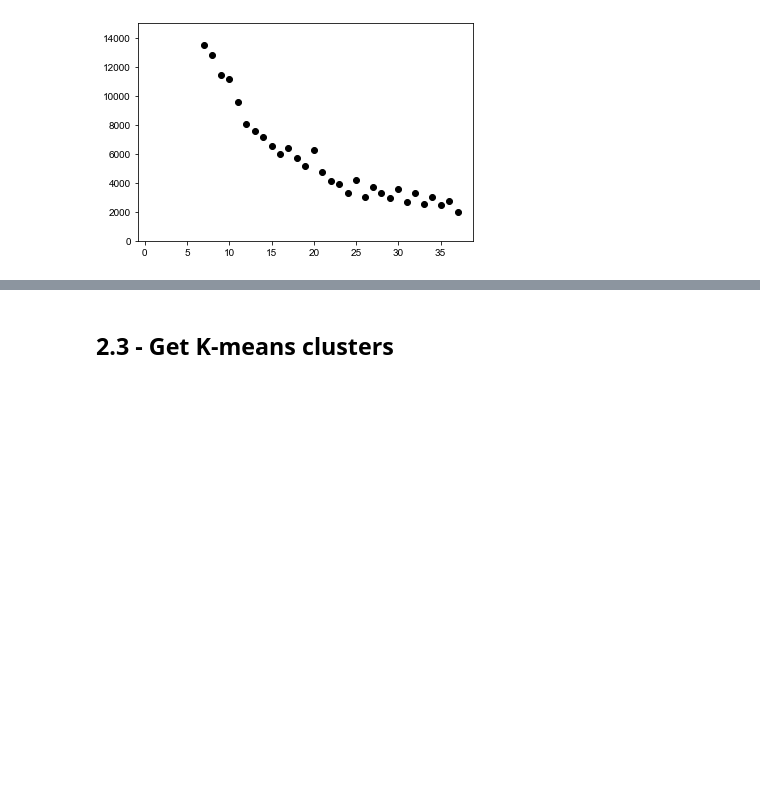
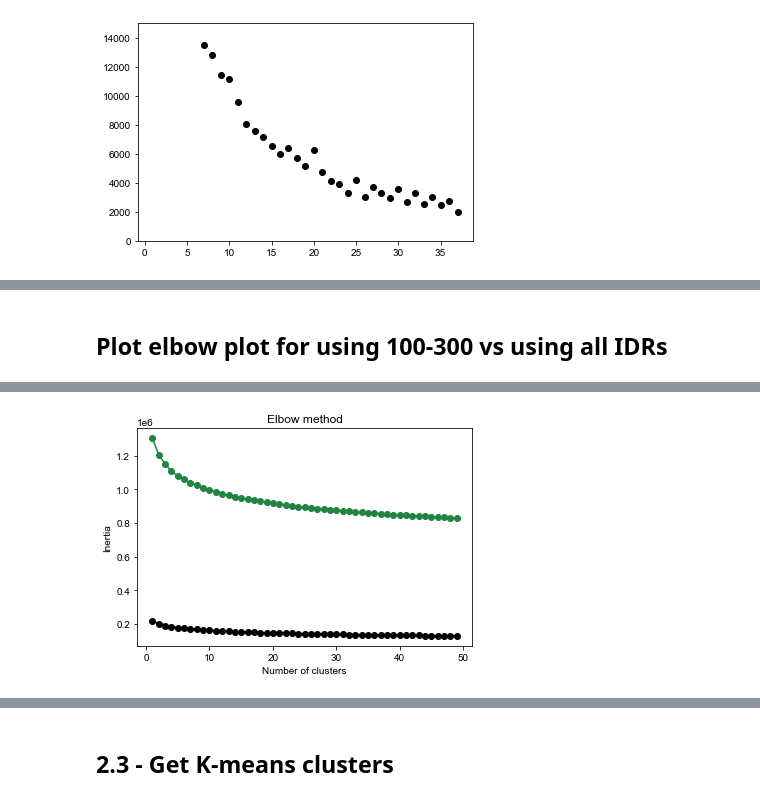
Before and after one commit to kierstenruff/RUFF_KING_Grammars_of_IDRs_using_NARDINI-, a Jupyter notebook: 1_Test_GIN_Clusters/0_extract_GIN_clusters_all_IDRs.ipynb, the cells around one changed output, grey strips where cells are left out. Drawn from its saved outputs; the diff is of its cells as text; code cells hidden in the pictures; blank space fills up the shorter version.

Commit message:
Update 1_Test_GIN_Clusters to account for new plots

```diff
--- a/1_Test_GIN_Clusters/0_extract_GIN_clusters_all_IDRs.ipynb
+++ b/1_Test_GIN_Clusters/0_extract_GIN_clusters_all_IDRs.ipynb
@@ -756,3 +757,73 @@ plt.figure()
 plt.plot(np.arange(10,100,1),sscore[0],'o')
 plt.plot([30,30],[0,0.05],'--k')
 #plt.plot([50,50],[0,0.4],'--k')
+# %% [markdown]
+## Plot elbow plot for using 100-300 vs using all IDRs
+# %%
+from sklearn.cluster import KMeans
+cutoff=3
+
+minlength=100
+maxlength=300
+allidx_sub_100to300=[i for i,v in enumerate(seqlens) if minlength <= v <= maxlength]
+
+zvecaasub_100to300=zvecaa[allidx_sub_100to300,:]
+for z in range(0,len(zvecaasub_100to300)):
+    pos=[i for i, ltr in enumerate(zvecaasub_100to300[z,:]) if ltr > cutoff]
+    zvecaasub_100to300[z,pos]=cutoff
+    pos=[i for i, ltr in enumerate(zvecaasub_100to300[z,:]) if ltr < -cutoff]
+    zvecaasub_100to300[z,pos]=-cutoff
+
+minlength=0
+maxlength=100000
+allidx_sub_all=[i for i,v in enumerate(seqlens) if minlength <= v <= maxlength]
+
+zvecaasub_all=zvecaa[allidx_sub_all,:]
+for z in range(0,len(zvecaasub_all)):
+    pos=[i for i, ltr in enumerate(zvecaasub_all[z,:]) if ltr > cutoff]
+    zvecaasub_all[z,pos]=cutoff
+    pos=[i for i, ltr in enumerate(zvecaasub_all[z,:]) if ltr < -cutoff]
+    zvecaasub_all[z,pos]=-cutoff
+
+minlength=0
+maxlength=50
+#allidx_sub_0to50=[i for i,v in enumerate(seqlens) if minlength <= v <= maxlength]
+allidx_sub_0to50=range(0,100)
+
+zvecaasub_0to50=zvecaa[allidx_sub_0to50,:]
+for z in range(0,len(zvecaasub_0to50)):
+    pos=[i for i, ltr in enumerate(zvecaasub_0to50[z,:]) if ltr > cutoff]
+    zvecaasub_0to50[z,pos]=cutoff
+    pos=[i for i, ltr in enumerate(zvecaasub_0to50[z,:]) if ltr < -cutoff]
+    zvecaasub_0to50[z,pos]=-cutoff
+
+print(len(zvecaasub_0to50))
+print(len(zvecaasub_100to300))
+print(len(zvecaasub_all))
+
+inertias_100to300 = []
+inertias_all = []
+inertias_0to50 = []
+
+maxnum=50
+for i in range(1,maxnum):
+    print(i)
+    kmeans = KMeans(init="random",n_clusters=i, n_init=10,random_state=1)
+    kmeans.fit(zvecaasub_100to300)
+    inertias_100to300.append(kmeans.inertia_)
+
+    kmeans = KMeans(init="random",n_clusters=i, n_init=10,random_state=1)
+    kmeans.fit(zvecaasub_all)
+    inertias_all.append(kmeans.inertia_)
+
+    kmeans = KMeans(init="random",n_clusters=i, n_init=10,random_state=1)
+    kmeans.fit(zvecaasub_0to50)
+    inertias_0to50.append(kmeans.inertia_)
+
+plt.plot(range(1,maxnum), inertias_100to300, marker='o',color='black')
+plt.plot(range(1,maxnum), inertias_all, marker='o',color='#218342')
+plt.title('Elbow method')
+plt.xlabel('Number of clusters')
+plt.ylabel('Inertia')
+plt.show()
+# %% [output]
@@ -758,0 +847 @@ plt.plot([30,30],[0,0.05],'--k')
+[figure, added]
```
Also changed, not shown: parts of 3 cells of this notebook, 7 other files.
